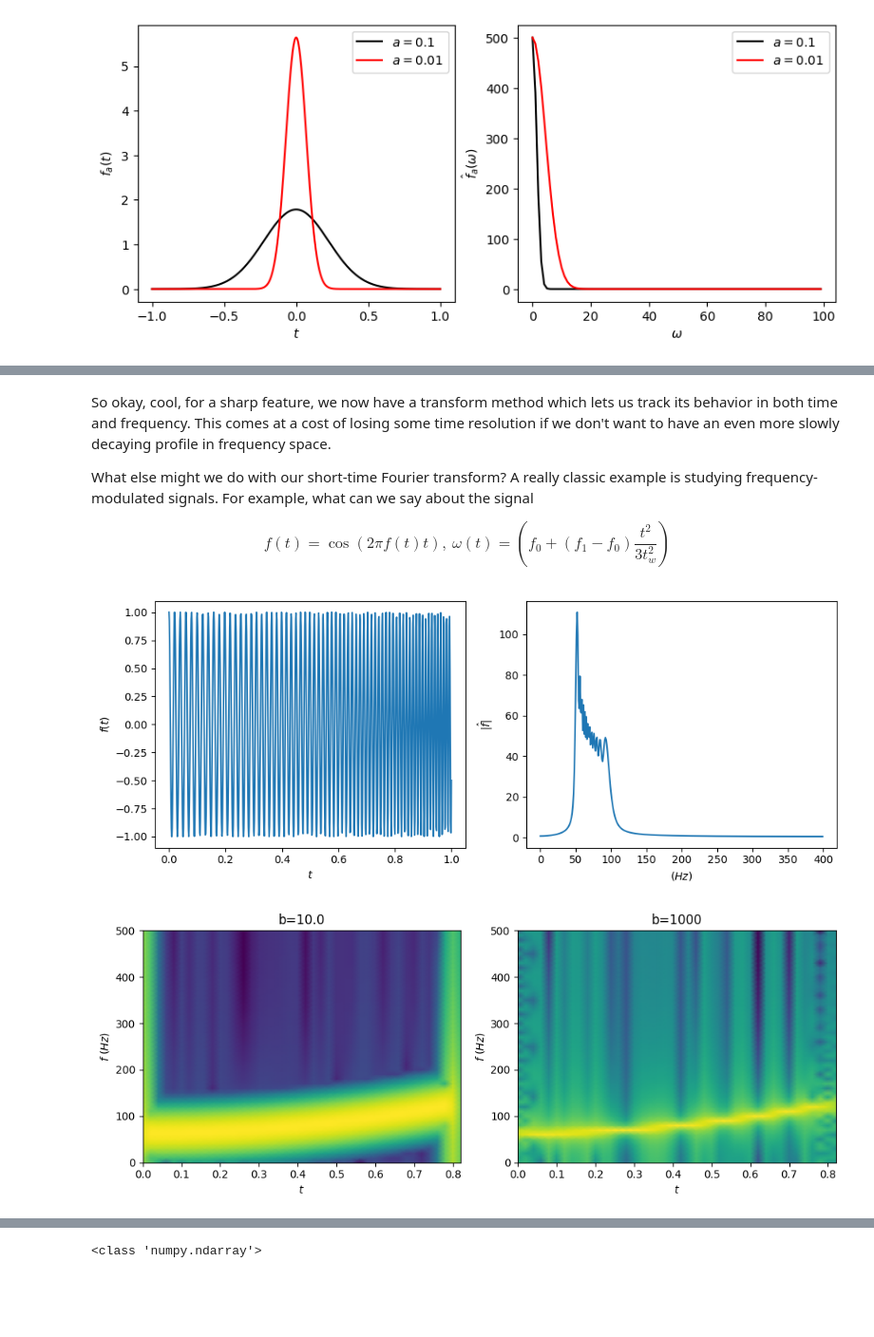
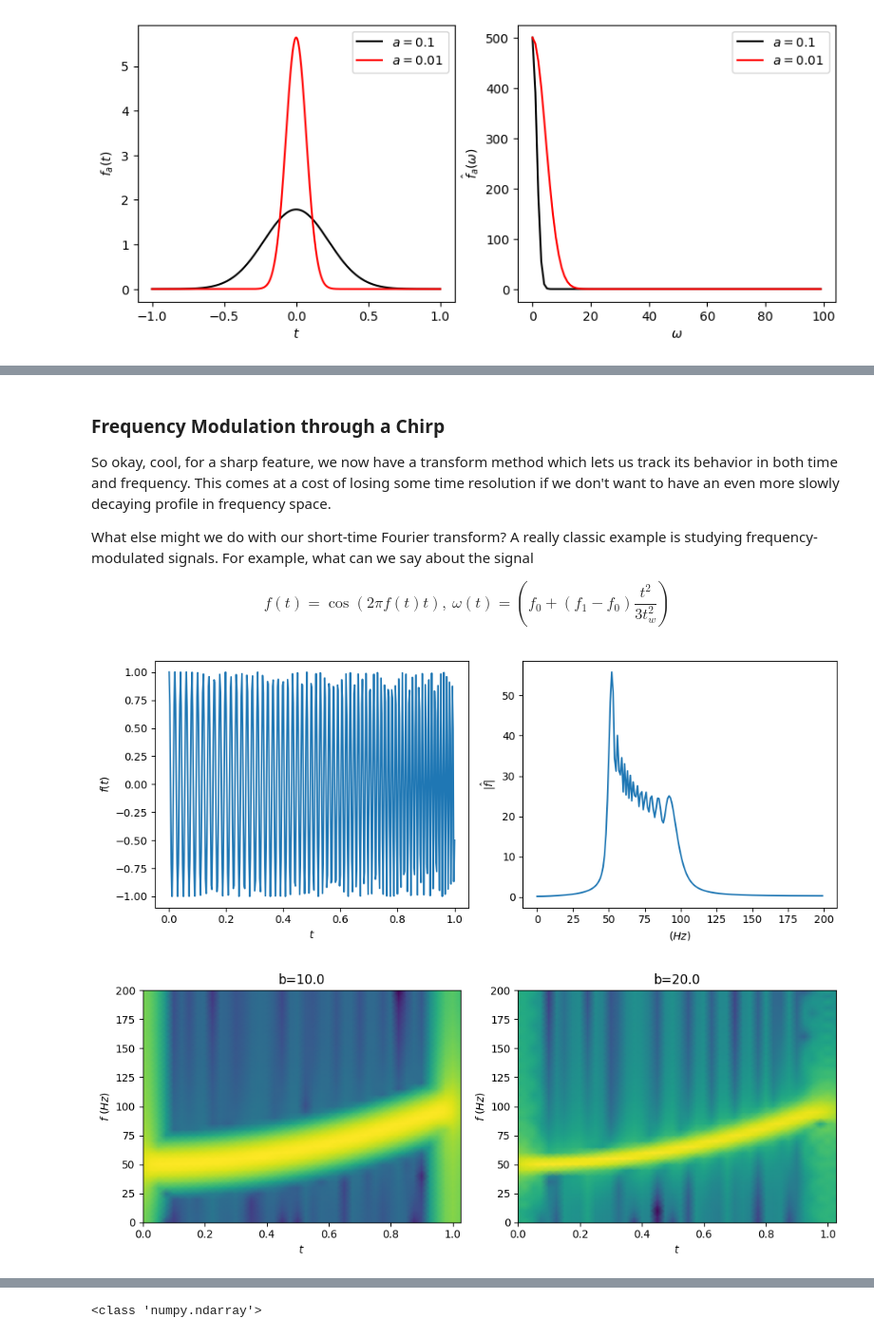
Before and after one commit to cwcurtis/MATH-596-Mathematical-Data-Science, a Jupyter notebook: Lecture_Notes/FFT_Wavelets_and_Signal_Processing_Notes.ipynb, the cells around one changed output, grey strips where cells are left out. Shown at 95% size. Cells and saved outputs as stored; diff of their text form; code cells hidden in the pictures; blank space fills up the shorter version.

```diff
--- a/Lecture_Notes/FFT_Wavelets_and_Signal_Processing_Notes.ipynb
+++ b/Lecture_Notes/FFT_Wavelets_and_Signal_Processing_Notes.ipynb
@@ -298,4 +307,6 @@ plt.tight_layout()
 # %% [markdown]
+### Frequency Modulation through a Chirp
+
 So okay, cool, for a sharp feature, we now have a transform method which lets us track its behavior in both time and frequency.  This comes at a cost of losing some time resolution if we don't want to have an even more slowly decaying profile in frequency space.
 
 What else might we do with our short-time Fourier transform?  A really classic example is studying frequency-modulated signals.  For example, what can we say about the signal
@@ -308,7 +319,7 @@ tpi = 2.*np.pi
 chirp = lambda t, om0, om1: np.cos(tpi*t*(om0 + (om1-om0)*t**2./(3.*tw**2.)))
 f0 = 50 # 50 Hz,
 f1 = 2.*f0 # 100 Hz
-Npts = int(8*f1) # sample at twice the highest frequency
+Npts = int(4*f1) # sample at twice the highest frequency
 tw = 1. # this is understood to be 1 second of time
 tvals = np.linspace(0., tw, Npts + 1)
 chirpvals = chirp(tvals, f0, f1)
@@ -324,28 +335,28 @@ ax[1].set_xlabel(r"$(Hz)$")
 ax[1].set_ylabel(r"$|\hat{f}|$")
 plt.tight_layout()
 # %% [output]
-[figure, old version]
+[figure, new version]
 # %%
  # again, we have to be very thoughtful about how we choose seglength and noverlap
 
 bval1 = 10.
-bval2 = 1000
+bval2 = 20.
 fs = Npts
-seglength = int(Npts/10)
-f1, t1, Zxx1 = stft(chirpvals, fs=fs, window = ('gaussian', bval1), nperseg=seglength, noverlap=seglength-20)
-f2, t2, Zxx2 = stft(chirpvals, fs=fs, window = ('gaussian', bval2), nperseg=seglength, noverlap=seglength-20)
+seglength = int(.2*Npts)
+f1, t1, Zxx1 = stft(chirpvals, fs=fs, window = ('gaussian', bval1), nperseg=seglength, noverlap=int(seglength-10))
+f2, t2, Zxx2 = stft(chirpvals, fs=fs, window = ('gaussian', bval2), nperseg=seglength, noverlap=int(seglength-10))
 
 fig, axes = plt.subplots(1, 2, figsize=(10, 4))
 ax = axes.ravel()
 ax[0].pcolormesh(t1, f1, np.ma.log10(np.abs(Zxx1)), shading='gouraud')
 ax[0].set_title(f"b={bval1}")
 ax[0].set_xlabel(r"$t$")
 ax[0].set_ylabel(r"$f ~(Hz)$")
 ax[1].pcolormesh(t2, f2, np.ma.log10(np.abs(Zxx2)), shading='gouraud')
 ax[1].set_title(f"b={bval2}")
 ax[1].set_xlabel(r"$t$")
 ax[1].set_ylabel(r"$f ~(Hz)$")
 plt.tight_layout()
 # %% [output]
-[figure, old version]
+[figure, new version]
 # %% [markdown]
```
Also changed, not shown: parts of 5 cells of this notebook.
